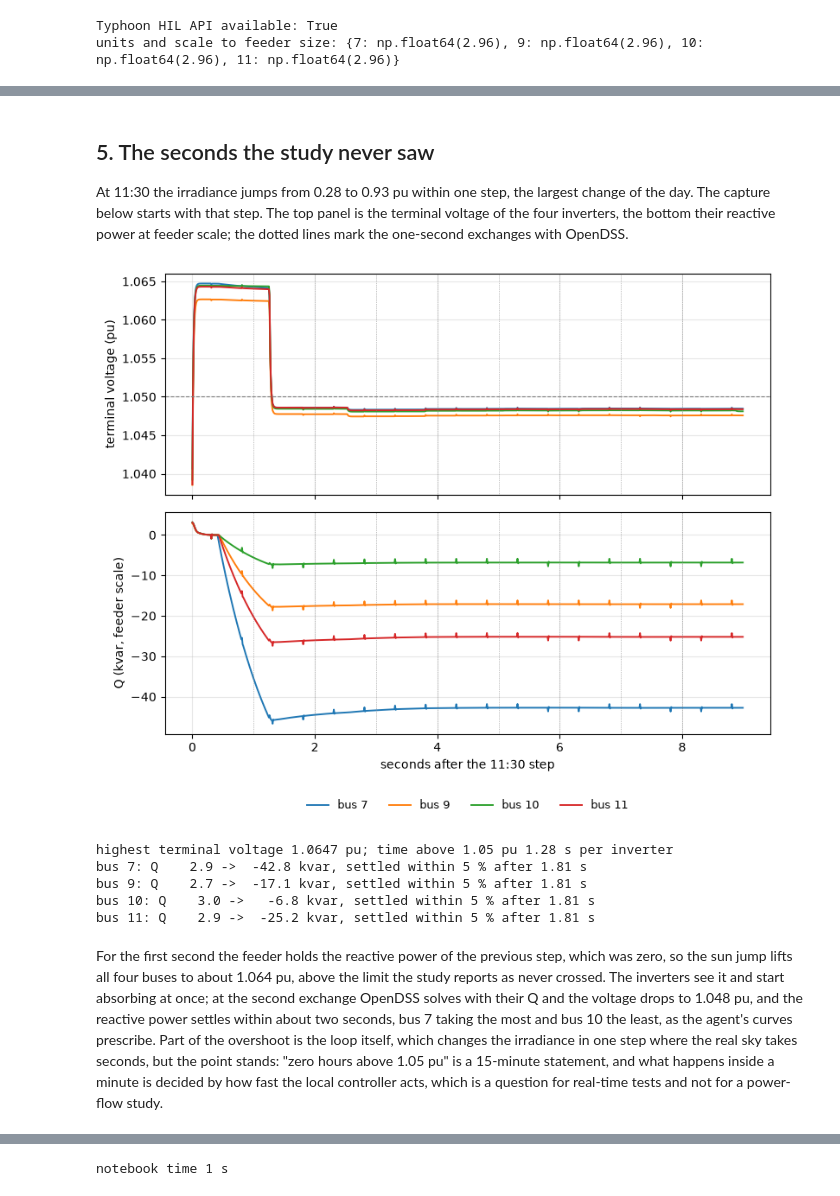
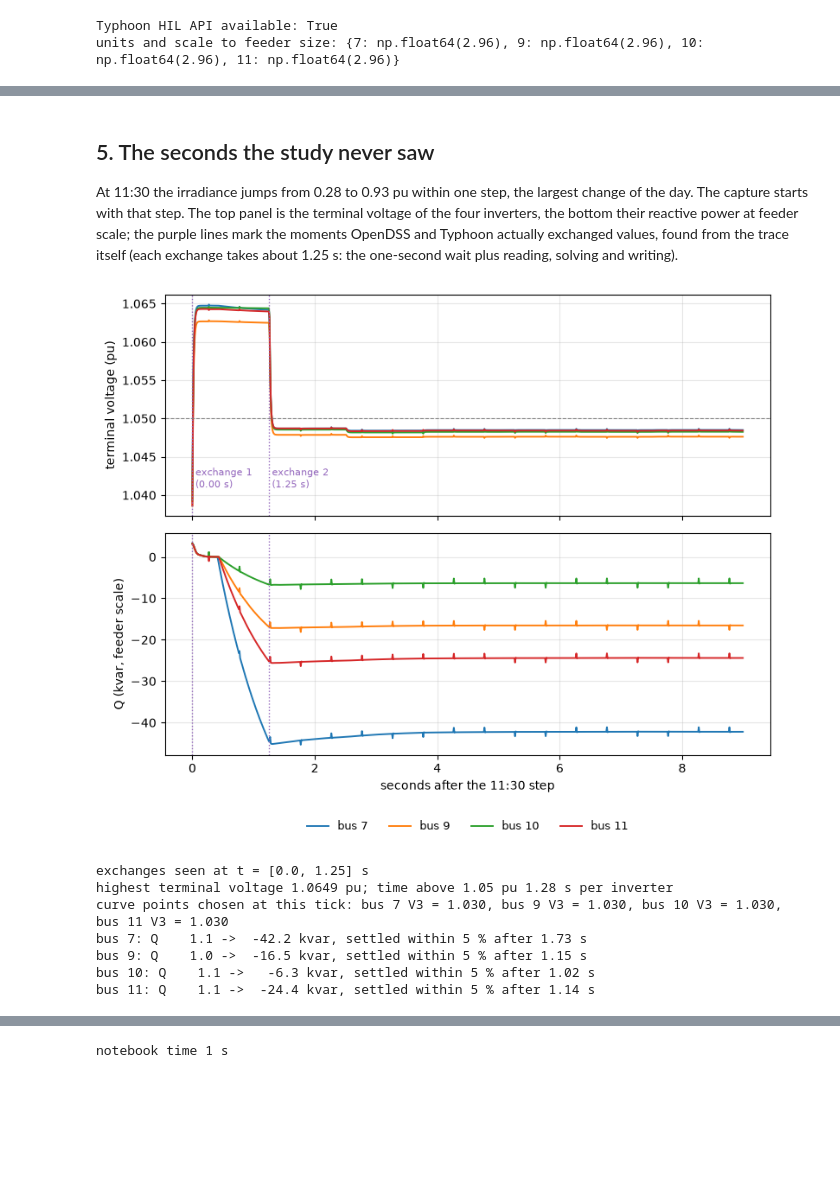
Before and after one commit to panas-bhattarai/local-rl-voltvar-study, a Jupyter notebook: notebooks/08_hil.ipynb, the cells around one changed output, grey strips where cells are left out. Cells and saved outputs as stored; diff of their text form; code cells hidden in the pictures; blank space fills up the shorter version.

```diff
--- a/notebooks/08_hil.ipynb
+++ b/notebooks/08_hil.ipynb
@@ -284,23 +390,24 @@ gives the mean and largest differences over the daylight steps.
 x = np.arange(len(day)); tt = day.time.values
 fig, axes = plt.subplots(4, 1, figsize=(8, 10), sharex=True)
 for a, b in zip(axes, UNITS):
-    a.plot(x, day[f"Q_dss_kvar_{b}"], color="black", lw=1.4, label="OpenDSS only (notebook 06)")
-    a.plot(x, day[f"Q_cosim_kvar_{b}"], "o", color="tab:red", ms=3.2, label="Typhoon inverter in the loop")
+    a.plot(x, day[f"Q_study_{b}"], color="black", lw=1.4, label="study: Python agent, static inverter (notebook 06)")
+    a.plot(x, day[f"Q_loop_{b}"], "o", color="tab:red", ms=3.2, label="agent and inverter in Typhoon, in the loop")
     a.set_ylabel(f"bus {b}: Q (kvar)"); a.grid(alpha=0.3)
-    a2 = a.twinx(); a2.plot(x, day[f"V_cosim_{b}"], color="tab:blue", lw=0.9, alpha=0.6); a2.set_ylim(0.99, 1.06)
+    a2 = a.twinx(); a2.plot(x, day[f"V_study_{b}"], color="tab:blue", lw=0.9, alpha=0.5)
+    a2.plot(x, day[f"V_loop_{b}"], ".", color="tab:blue", ms=4); a2.set_ylim(0.99, 1.06)
     a2.set_ylabel("V (pu)", color="tab:blue"); a2.tick_params(axis="y", colors="tab:blue")
-axes[-1].set_xticks(x[::4]); axes[-1].set_xticklabels(tt[::4]); axes[-1].set_xlabel(f"day {DAY}, agent curves of seed {SEED}, 15-minute steps")
-axes[-1].legend(loc="upper center", bbox_to_anchor=(0.5, -0.32), ncol=2, frameon=False)
+axes[-1].set_xticks(x[::4]); axes[-1].set_xticklabels(tt[::4])
+axes[-1].set_xlabel(f"day {DAY}, 15-minute steps   (blue: bus voltage, line = study, dots = in the loop)")
+axes[-1].legend(loc="upper center", bbox_to_anchor=(0.5, -0.32), ncol=1, frameon=False)
 fig.tight_layout(); fig.savefig(os.path.join("../figures", "08_01_day.png"), dpi=150, bbox_inches="tight"); plt.show()
 
 rows = []
 for b in UNITS:
-    dv = (day[f"V_dss_{b}"] - day[f"V_cosim_{b}"]).abs(); dq = (day[f"Q_dss_kvar_{b}"] - day[f"Q_cosim_kvar_{b}"]).abs()
-    dp = day[f"P_dss_kW_{b}"] - day[f"P_cosim_kW_{b}"]
+    dv = (day[f"V_study_{b}"] - day[f"V_loop_{b}"]).abs(); dq = (day[f"Q_study_{b}"] - day[f"Q_loop_{b}"]).abs()
     rows.append({"bus": b, "mean |dV| (pu)": round(dv.mean(), 5), "max |dV| (pu)": round(dv.max(), 5),
                  "mean |dQ| (kvar)": round(dq.mean(), 2), "max |dQ| (kvar)": round(dq.max(), 2),
-                 "Q absorbed, OpenDSS (kvarh)": round(-day[f"Q_dss_kvar_{b}"].clip(upper=0).sum() * 0.25, 1),
-                 "Q absorbed, Typhoon (kvarh)": round(-day[f"Q_cosim_kvar_{b}"].clip(upper=0).sum() * 0.25, 1),
-                 "mean P gap (kW)": round(dp.mean(), 1)})
-diff = pd.DataFrame(rows).set_index("bus"); diff
+                 "Q absorbed, study (kvarh)": round(-day[f"Q_study_{b}"].clip(upper=0).sum() * 0.25, 1),
+                 "Q absorbed, in the loop (kvarh)": round(-day[f"Q_loop_{b}"].clip(upper=0).sum() * 0.25, 1),
+                 "V3 chosen, min-max": f"{day[f'V3_{b}'].min():.3f}-{day[f'V3_{b}'].max():.3f}"})
+pd.DataFrame(rows).set_index("bus")
 # %% [output]
@@ -321,49 +429,47 @@ dynamic one.
 # %% [markdown]
 ## 5. The seconds the study never saw
 
-At 11:30 the irradiance jumps from 0.28 to 0.93 pu within one step, the largest change of
-the day. The capture below starts with that step. The top panel is the terminal voltage of
-the four inverters, the bottom their reactive power at feeder scale; the dotted lines mark
-the one-second exchanges with OpenDSS.
+At 11:30 the irradiance jumps from 0.28 to 0.93 pu within one step, the largest change of the
+day. The capture starts with that step. The top panel is the terminal voltage of the four
+inverters, the bottom their reactive power at feeder scale; the purple lines mark the moments
+OpenDSS and Typhoon actually exchanged values, found from the trace itself (each exchange
+takes about 1.25 s: the one-second wait plus reading, solving and writing).
 # %%
 t = tr.t_s.values
+v7 = tr["V_pu_7"].values; jumps = np.where(np.abs(np.diff(v7)) > 0.0004)[0]
+exchanges = [t[i] for k, i in enumerate(jumps) if k == 0 or i - jumps[k - 1] > 5]   # first sample of each rewrite
 fig, axes = plt.subplots(2, 1, figsize=(8, 6.5), sharex=True)
 for b in UNITS:
     axes[0].plot(t, tr[f"V_pu_{b}"], lw=1.4, label=f"bus {b}")
     axes[1].plot(t, tr[f"Q_var_{b}"] * SCALE[b] / 1e3, lw=1.4, label=f"bus {b}")
 axes[0].axhline(1.05, color="grey", lw=0.8, ls="--"); axes[0].set_ylabel("terminal voltage (pu)")
 axes[1].set_ylabel("Q (kvar, feeder scale)"); axes[1].set_xlabel("seconds after the 11:30 step")
 for a in axes:
     a.grid(alpha=0.3)
-    for h in range(1, HANDSHAKES + 1):
-        a.axvline(h, color="grey", lw=0.5, ls=":")
+    for e in exchanges:
+        a.axvline(e, color="tab:purple", lw=1.0, ls=":")
+for k, e in enumerate(exchanges):
+    axes[0].text(e + 0.05, 1.041, f"exchange {k + 1}\n({e:.2f} s)", fontsize=8, color="tab:purple")
 axes[1].legend(loc="upper center", bbox_to_anchor=(0.5, -0.25), ncol=4, frameon=False)
 fig.tight_layout(); fig.savefig(os.path.join("../figures", "08_02_transient.png"), dpi=150, bbox_inches="tight"); plt.show()
 
 vmax = max(tr[f"V_pu_{b}"].max() for b in UNITS)
 above = sum((tr[f"V_pu_{b}"] > 1.05).sum() for b in UNITS) / len(UNITS) * (t[1] - t[0])
+print(f"exchanges seen at t = {[round(float(e), 2) for e in exchanges]} s")
 print(f"highest terminal voltage {vmax:.4f} pu; time above 1.05 pu {above:.2f} s per inverter")
+print("curve points chosen at this tick: " + ", ".join(f"bus {b} V3 = {tr[f'V3_out_{b}'].iloc[-1]:.3f}" for b in UNITS))
 for b in UNITS:
-    q = tr[f"Q_var_{b}"].values * SCALE[b] / 1e3
+    q = pd.Series(tr[f"Q_var_{b}"].values * SCALE[b] / 1e3).rolling(25, center=True, min_periods=1).median().values   # MPPT blips removed
     k0 = int(np.argmax(np.abs(np.diff(q)) > 0.05)) + 1
-    qf = q[-100:].mean(); band = max(0.05 * abs(qf - q[k0]), 1.0)   # 5 % of the change, at least 1 kvar (the 1 s exchanges leave small blips)
+    qf = q[-100:].mean(); band = max(0.05 * abs(qf - q[k0]), 1.0)     # 5 % of the change, at least 1 kvar
     out = np.where(np.abs(q[k0:] - qf) > band)[0]
     print(f"bus {b}: Q {q[k0]:6.1f} -> {qf:6.1f} kvar, settled within 5 % after {t[k0 + out[-1] + 1] - t[k0]:.2f} s")
 # %% [output]
-[figure, old version]
+[figure, new version]
-highest terminal voltage 1.0647 pu; time above 1.05 pu 1.28 s per inverter
-bus 7: Q    2.9 ->  -42.8 kvar, settled within 5 % after 1.81 s
-bus 9: Q    2.7 ->  -17.1 kvar, settled within 5 % after 1.81 s
-bus 10: Q    3.0 ->   -6.8 kvar, settled within 5 % after 1.81 s
-bus 11: Q    2.9 ->  -25.2 kvar, settled within 5 % after 1.81 s
+exchanges seen at t = [0.0, 1.25] s
+highest terminal voltage 1.0649 pu; time above 1.05 pu 1.28 s per inverter
+curve points chosen at this tick: bus 7 V3 = 1.030, bus 9 V3 = 1.030, bus 10 V3 = 1.030, bus 11 V3 = 1.030
+bus 7: Q    1.1 ->  -42.2 kvar, settled within 5 % after 1.73 s
+bus 9: Q    1.0 ->  -16.5 kvar, settled within 5 % after 1.15 s
+bus 10: Q    1.1 ->   -6.3 kvar, settled within 5 % after 1.02 s
+bus 11: Q    1.1 ->  -24.4 kvar, settled within 5 % after 1.14 s
-# %% [markdown]
-For the first second the feeder holds the reactive power of the previous step, which was
-zero, so the sun jump lifts all four buses to about 1.064 pu, above the limit the study
-reports as never crossed. The inverters see it and start absorbing at once; at the second
-exchange OpenDSS solves with their Q and the voltage drops to 1.048 pu, and the reactive
-power settles within about two seconds, bus 7 taking the most and bus 10 the least, as the
-agent's curves prescribe. Part of the overshoot is the loop itself, which changes the
-irradiance in one step where the real sky takes seconds, but the point stands: "zero hours
-above 1.05 pu" is a 15-minute statement, and what happens inside a minute is decided by
-how fast the local controller acts, which is a question for real-time tests and not for a
-power-flow study.
```
Also changed, not shown: parts of 14 cells of this notebook, 5 other files.
